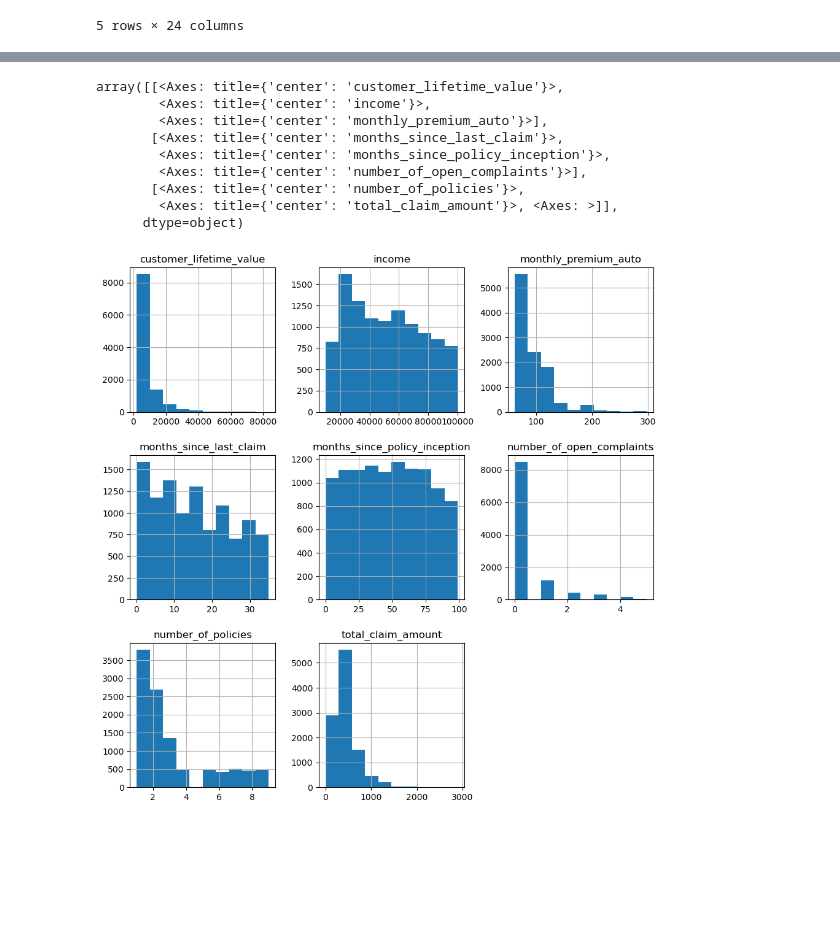
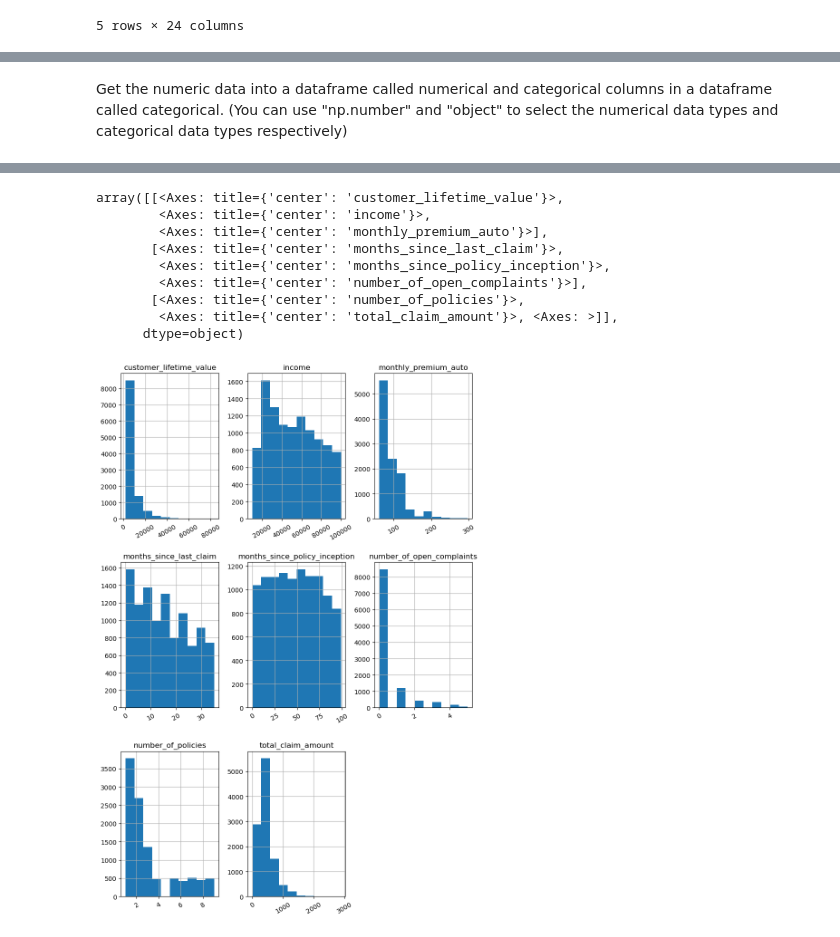
Before and after one commit to PhilippLf/Labs_IronHack, a Jupyter notebook: lab-dw-data-visualization.ipynb, the cells around one changed output, grey strips where cells are left out. Saved outputs shown, nothing was run; the diff lists cells and outputs as text; code cells hidden in the pictures; blank space fills up the shorter version.

```diff
--- a/lab-dw-data-visualization.ipynb
+++ b/lab-dw-data-visualization.ipynb
@@ -55,6 +55,8 @@ Data columns (total 24 columns):
  23  vehicle_size                   10689 non-null  object
 dtypes: int64(8), object(16)
 memory usage: 2.0+ MB
+# %% [markdown]
+Get the numeric data into a dataframe called numerical and categorical columns in a dataframe called categorical. (You can use "np.number" and "object" to select the numerical data types and categorical data types respectively)
 # %%
 df_numerical = df_base.select_dtypes(np.number)
 # %%
@@ -98,15 +100,16 @@ Data columns (total 16 columns):
 dtypes: object(16)
 memory usage: 1.3+ MB
 # %%
-df_numerical.hist(figsize=(11,11))
+df_numerical.hist(figsize=(10,15), xrot=30)
+# sns.displot also possible
 # %% [output]
 array([[<Axes: title={'center': 'customer_lifetime_value'}>,
         <Axes: title={'center': 'income'}>,
         <Axes: title={'center': 'monthly_premium_auto'}>],
        [<Axes: title={'center': 'months_since_last_claim'}>,
         <Axes: title={'center': 'months_since_policy_inception'}>,
         <Axes: title={'center': 'number_of_open_complaints'}>],
        [<Axes: title={'center': 'number_of_policies'}>,
         <Axes: title={'center': 'total_claim_amount'}>, <Axes: >]],
       dtype=object)
-[figure, old version]
+[figure, new version]
```
Also changed, not shown: parts of 2 cells of this notebook.
